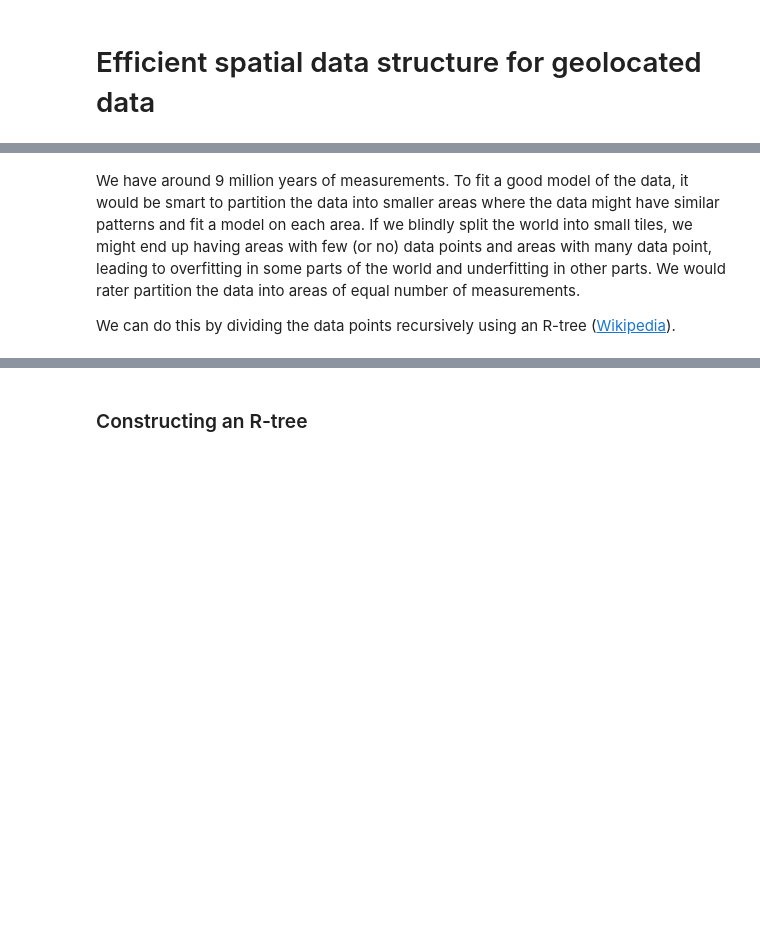
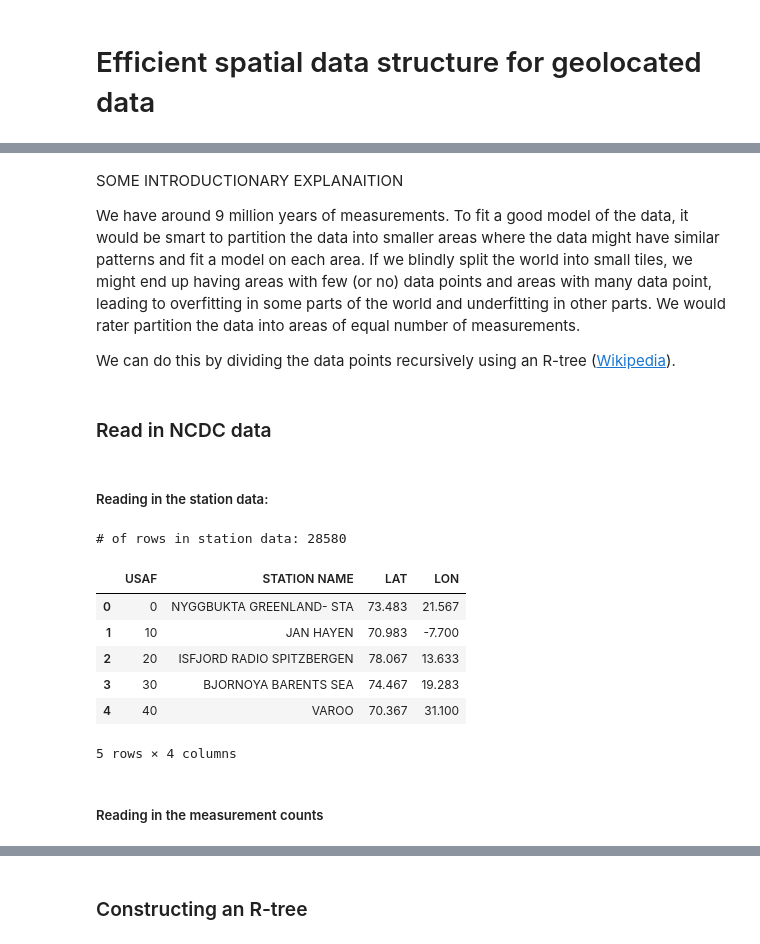
Before and after one commit to dlisuk/cse291_final_project, a Jupyter notebook: Splitting the stations.ipynb, the cells around one changed output, grey strips where cells are left out. Saved outputs shown, nothing was run; the diff lists cells and outputs as text; code cells hidden in the pictures; blank space fills up the shorter version.

```diff
--- a/Splitting the stations.ipynb
+++ b/Splitting the stations.ipynb
@@ -5,4 +3,6 @@
 # %% [markdown]
+SOME INTRODUCTIONARY EXPLANAITION
+
 We have around 9 million years of measurements. To fit a good model of the data, it would be smart to partition the data into smaller areas where the data might have similar patterns and fit a model on each area. If we blindly split the world into small tiles, we might end up having areas with few (or no) data points and areas with many data point, leading to overfitting in some parts of the world and underfitting in other parts. We would rater partition the data into areas of equal number of measurements.
 
 We can do this by dividing the data points recursively using an R-tree ([Wikipedia](http://en.wikipedia.org/wiki/R-tree)).
@@ -8,0 +13,23 @@ We can do this by dividing the data points recursively using an R-tree ([Wikiped
+# %% [markdown]
+### Read in NCDC data
+# %% [markdown]
+##### Reading in the station data:
+# %%
+ncdc_stations = pd.read_csv('./local_data/ish-history.csv')
+ncdc_stations = ncdc_stations[["USAF","STATION NAME","LAT","LON"]].dropna()
+ncdc_stations[["LAT","LON"]] = ncdc_stations[["LAT","LON"]]/1000
+print ("# of rows in station data: %d" % ncdc_stations.shape[0])
+# %% [output]
+# of rows in station data: 28580
+# %%
+ncdc_stations.head()
+# %% [output]
+|  | USAF | STATION NAME | LAT | LON |
+| 0 | 0 | NYGGBUKTA GREENLAND- STA | 73.483 | 21.567 |
+| 1 | 10 | JAN HAYEN | 70.983 | -7.700 |
+| 2 | 20 | ISFJORD RADIO SPITZBERGEN | 78.067 | 13.633 |
+| 3 | 30 | BJORNOYA BARENTS SEA | 74.467 | 19.283 |
+| 4 | 40 | VAROO | 70.367 | 31.100 |
+5 rows × 4 columns
+# %% [markdown]
+##### Reading in the measurement counts
```
Also changed, not shown: parts of 13 cells of this notebook.
